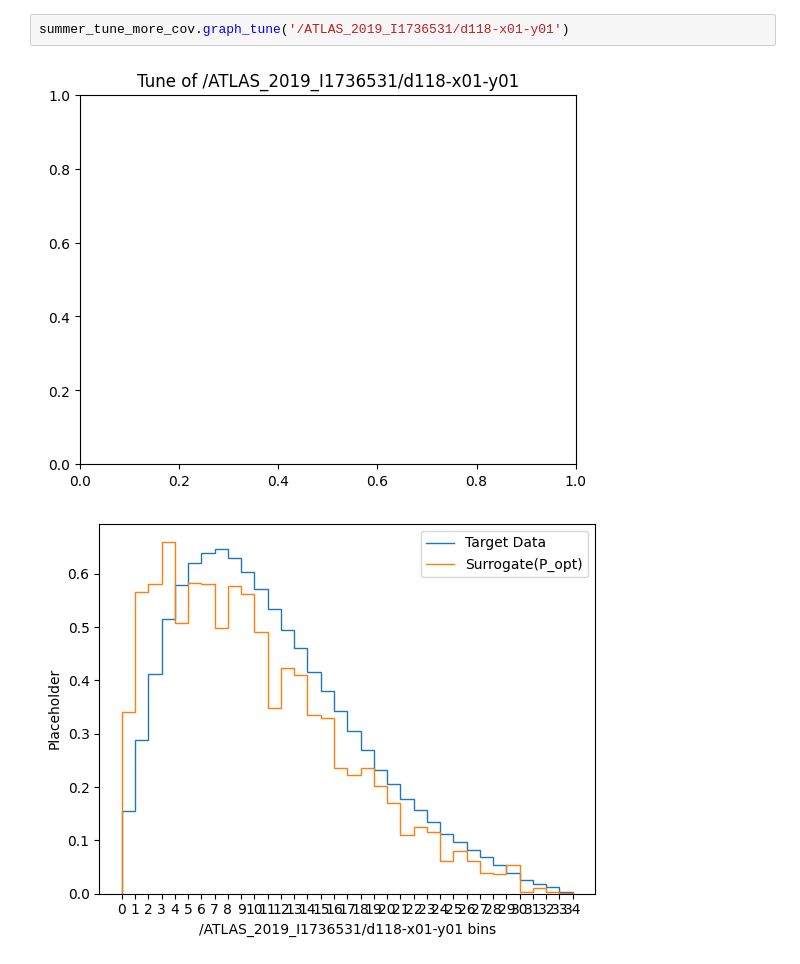
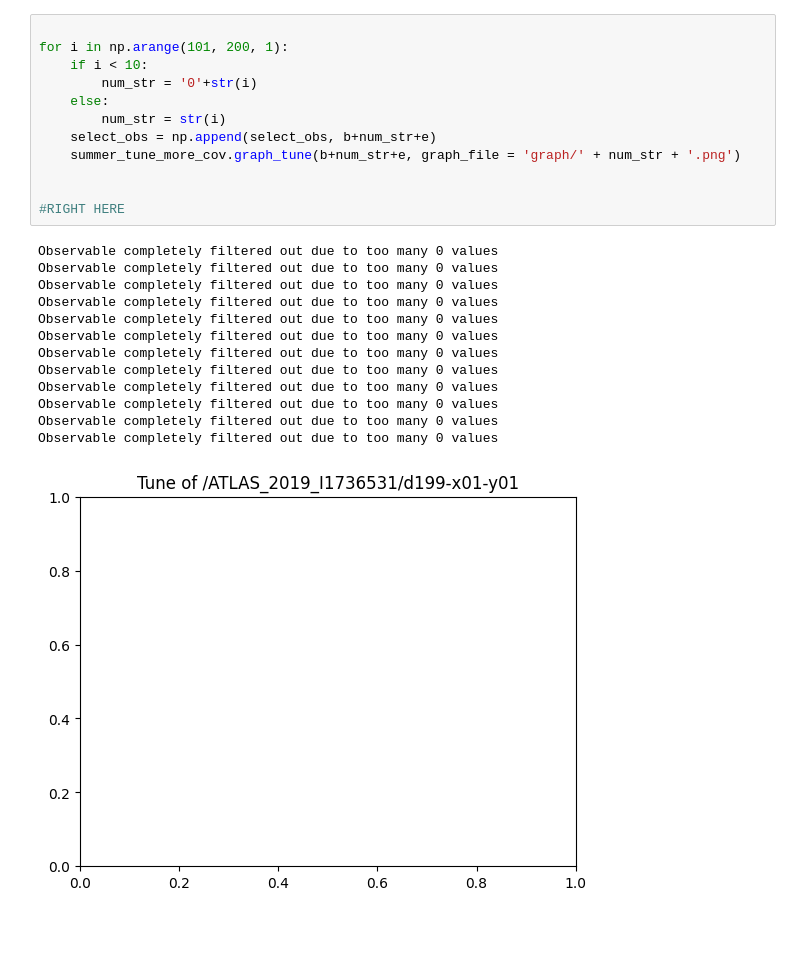
Before and after one commit to Jeffae-Schroff/apprentice-jax, a Jupyter notebook: demo.ipynb, the cells around one changed output. Drawn from its saved outputs; the diff is of its cells as text; blank space fills up the shorter version.

```diff
--- a/demo.ipynb
+++ b/demo.ipynb
@@ -52,5 +54,26 @@ summer_fits.graph_bin('/ATLAS_2019_I1736531/d127-x01-y01#1')
-# %%
-summer_tune_more_cov.graph_tune('/ATLAS_2019_I1736531/d118-x01-y01')
-# %% [output]
-[figure, removed]
-[figure, removed]
+# %%
+
+for i in np.arange(101, 200, 1):
+    if i < 10:
+        num_str = '0'+str(i)
+    else:
+        num_str = str(i)
+    select_obs = np.append(select_obs, b+num_str+e)
+    summer_tune_more_cov.graph_tune(b+num_str+e, graph_file = 'graph/' + num_str + '.png')
+
+
+#RIGHT HERE
+# %% [output]
+Observable completely filtered out due to too many 0 values
+Observable completely filtered out due to too many 0 values
+Observable completely filtered out due to too many 0 values
+Observable completely filtered out due to too many 0 values
+Observable completely filtered out due to too many 0 values
+Observable completely filtered out due to too many 0 values
+Observable completely filtered out due to too many 0 values
+Observable completely filtered out due to too many 0 values
+Observable completely filtered out due to too many 0 values
+Observable completely filtered out due to too many 0 values
+Observable completely filtered out due to too many 0 values
+Observable completely filtered out due to too many 0 values
+[figure, added]
```
Also changed, not shown: parts of 3 cells of this notebook, 16 other files.
